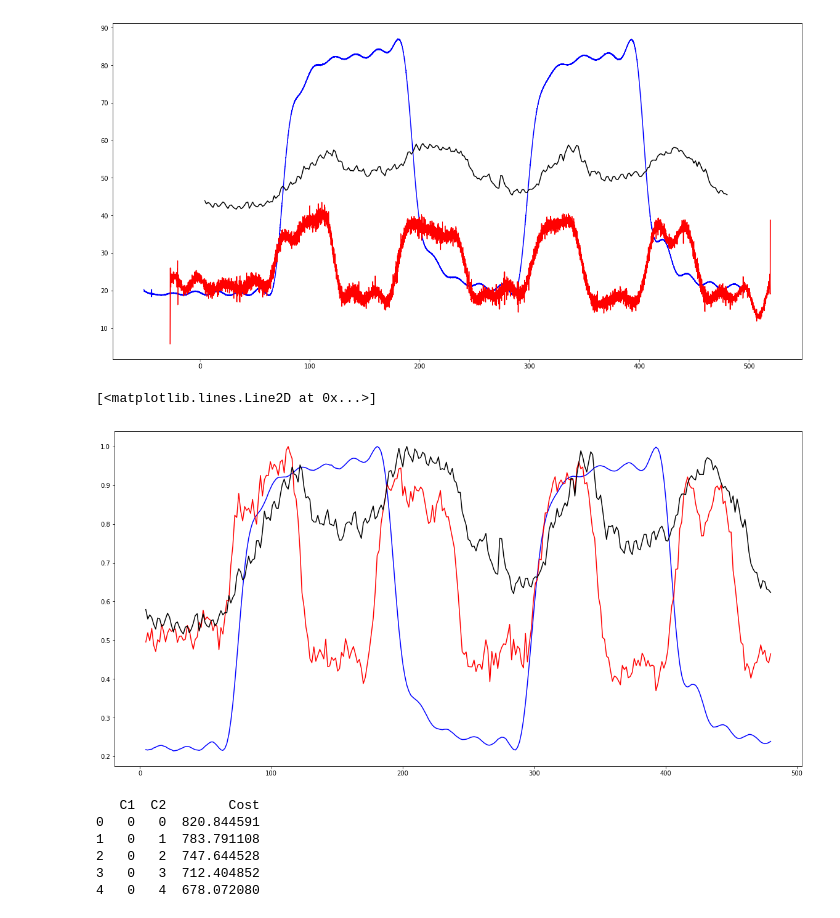
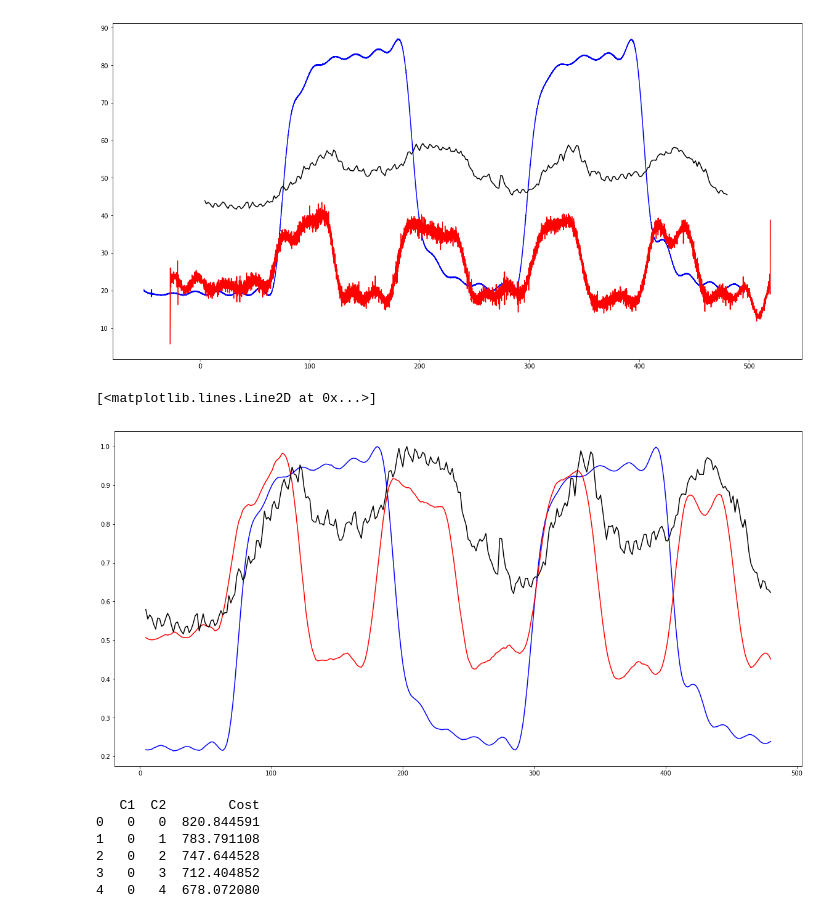
Before and after one commit to jacek257/Project-Chocolate, a Jupyter notebook: Centroid_Align.ipynb, the cells around one changed output. Saved outputs shown, nothing was run; the diff lists cells and outputs as text; code cells hidden in the pictures.

```diff
--- a/Centroid_Align.ipynb
+++ b/Centroid_Align.ipynb
@@ -98,11 +95,11 @@ meants_ts = meants_ts[3:]
 # %%
 plt.figure(figsize=(20,10))
 plt.plot(meants_ts, O2_exact_aligned, color='blue')
-plt.plot(meants_ts, CO2_exact_aligned, color='red')
+plt.plot(meants_ts, sg.savgol_filter(CO2_exact_aligned,21,3), color='red')
 plt.plot(meants_ts, meants/np.max(meants), color='black')
 # %% [output]
 [<matplotlib.lines.Line2D at 0x...>]
-[figure, old version]
+[figure, new version]
 # %%
 def get_cost(C1, C2, C3, sig1, sig2, composite_sig):
     """
```
Also changed, not shown: parts of 2 cells of this notebook, 1 other file.
